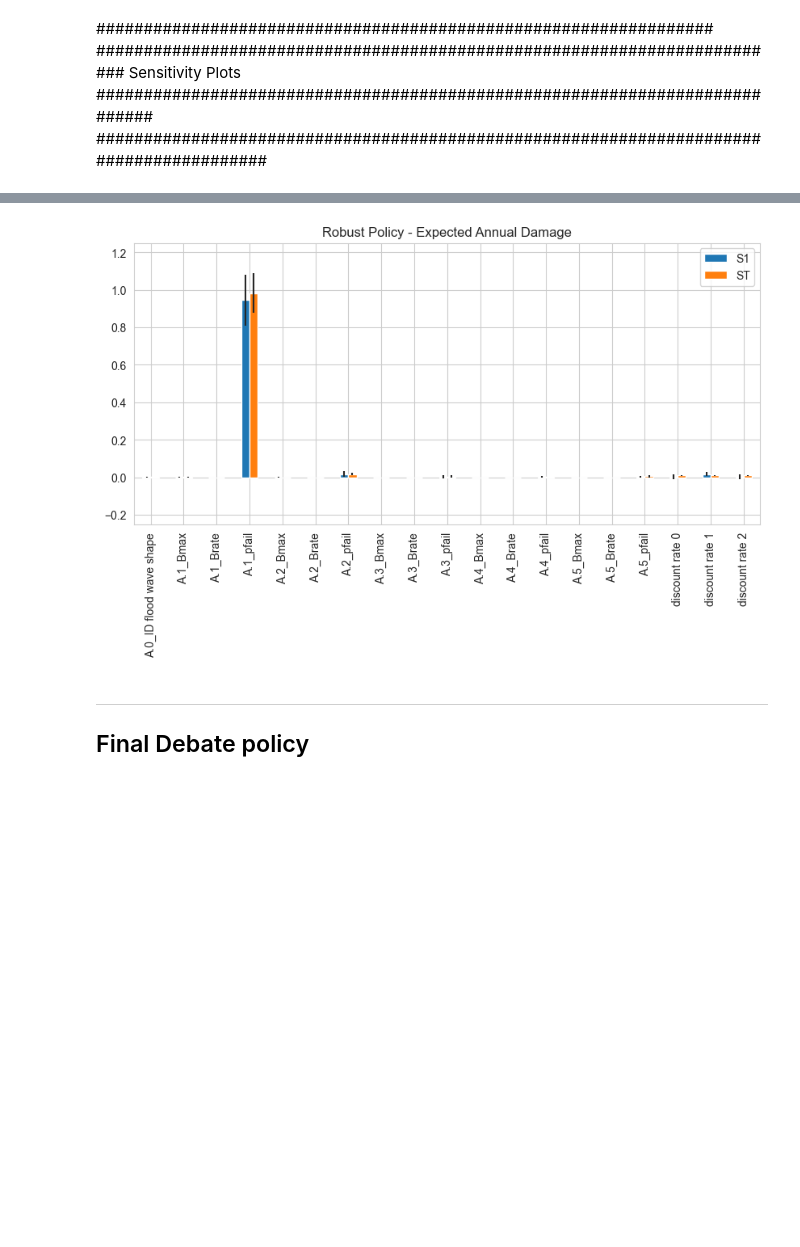
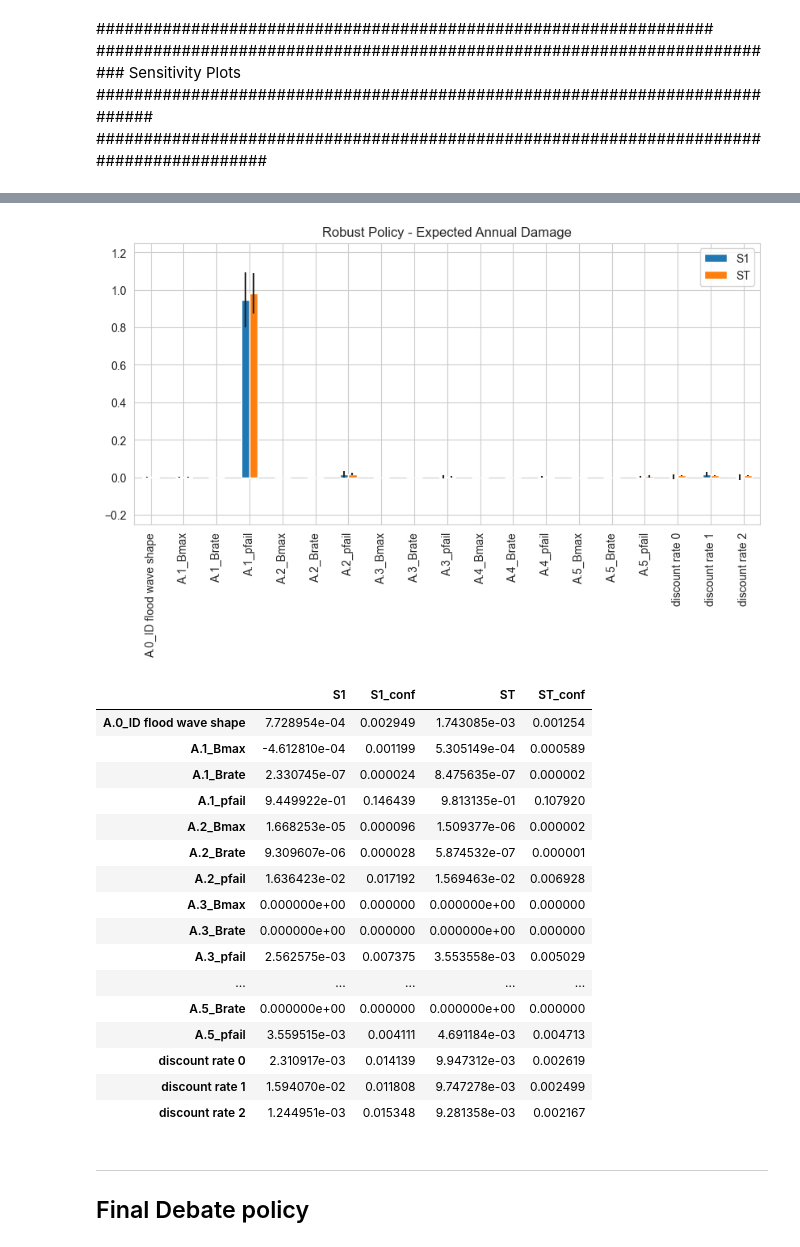
Before and after one commit to MiraVos/epa1361_open, a Jupyter notebook: final assignment/V9_Multi-scenario_MORDM_and_ScenarioDiscovery.ipynb, the cells around one changed output, grey strips where cells are left out. Drawn from its saved outputs; the diff is of its cells as text; code cells hidden in the pictures; blank space fills up the shorter version.

```diff
--- a/final assignment/V9_Multi-scenario_MORDM_and_ScenarioDiscovery.ipynb
+++ b/final assignment/V9_Multi-scenario_MORDM_and_ScenarioDiscovery.ipynb
@@ -706,21 +725,40 @@ sobol_results_idx['robust_policy'] = indices
 # %%
 # Figure for ST and S1 (Expected Number of Deaths), robust policy
 indices_filter = {k:indices[k] for k in ['S1','S1_conf','ST','ST_conf']}
 indices_df = pd.DataFrame(indices_filter, index=problem['names'])
 
 fig, ax = plt.subplots(1)
 idx = indices_df[['S1','ST']]
 err = indices_df[['S1_conf','ST_conf']]
 
 idx.plot.bar(yerr=err.values.T,ax=ax)
 fig.set_size_inches(10,6)
 fig.subplots_adjust(bottom=0.3)
 plt.ylim(-0.25,1.25)
 plt.title('Robust Policy - Expected Annual Damage')
-plt.savefig('SOBOL_plot_Expected Annual Damage_robust policy.svg')
+plt.savefig('SOBOL_plot_Expected Annual Damage_robust policy.png', bbox_inches='tight')
 plt.show()
+
+indices_df
 # %% [output]
 [figure]
+|  | S1 | S1_conf | ST | ST_conf |
+| A.0_ID flood wave shape | 7.728954e-04 | 0.002949 | 1.743085e-03 | 0.001254 |
+| A.1_Bmax | -4.612810e-04 | 0.001199 | 5.305149e-04 | 0.000589 |
+| A.1_Brate | 2.330745e-07 | 0.000024 | 8.475635e-07 | 0.000002 |
+| A.1_pfail | 9.449922e-01 | 0.146439 | 9.813135e-01 | 0.107920 |
+| A.2_Bmax | 1.668253e-05 | 0.000096 | 1.509377e-06 | 0.000002 |
+| A.2_Brate | 9.309607e-06 | 0.000028 | 5.874532e-07 | 0.000001 |
+| A.2_pfail | 1.636423e-02 | 0.017192 | 1.569463e-02 | 0.006928 |
+| A.3_Bmax | 0.000000e+00 | 0.000000 | 0.000000e+00 | 0.000000 |
+| A.3_Brate | 0.000000e+00 | 0.000000 | 0.000000e+00 | 0.000000 |
+| A.3_pfail | 2.562575e-03 | 0.007375 | 3.553558e-03 | 0.005029 |
+| ... | ... | ... | ... | ... |
+| A.5_Brate | 0.000000e+00 | 0.000000 | 0.000000e+00 | 0.000000 |
+| A.5_pfail | 3.559515e-03 | 0.004111 | 4.691184e-03 | 0.004713 |
+| discount rate 0 | 2.310917e-03 | 0.014139 | 9.947312e-03 | 0.002619 |
+| discount rate 1 | 1.594070e-02 | 0.011808 | 9.747278e-03 | 0.002499 |
+| discount rate 2 | 1.244951e-03 | 0.015348 | 9.281358e-03 | 0.002167 |
 # %% [markdown]
 ---------------------------------------------------------------------------------------------------
 Final Debate policy
```
Also changed, not shown: parts of 3 cells of this notebook, 20 other files.
